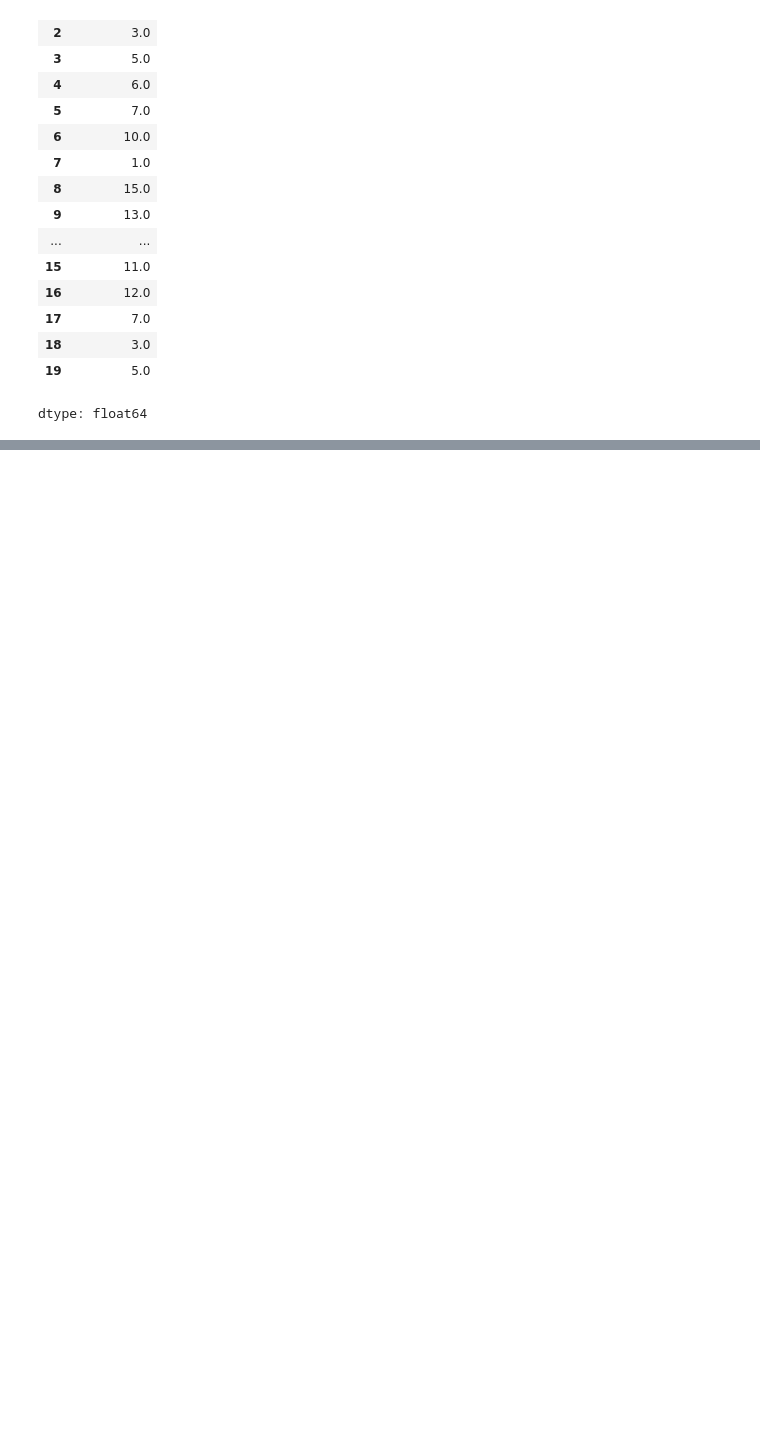
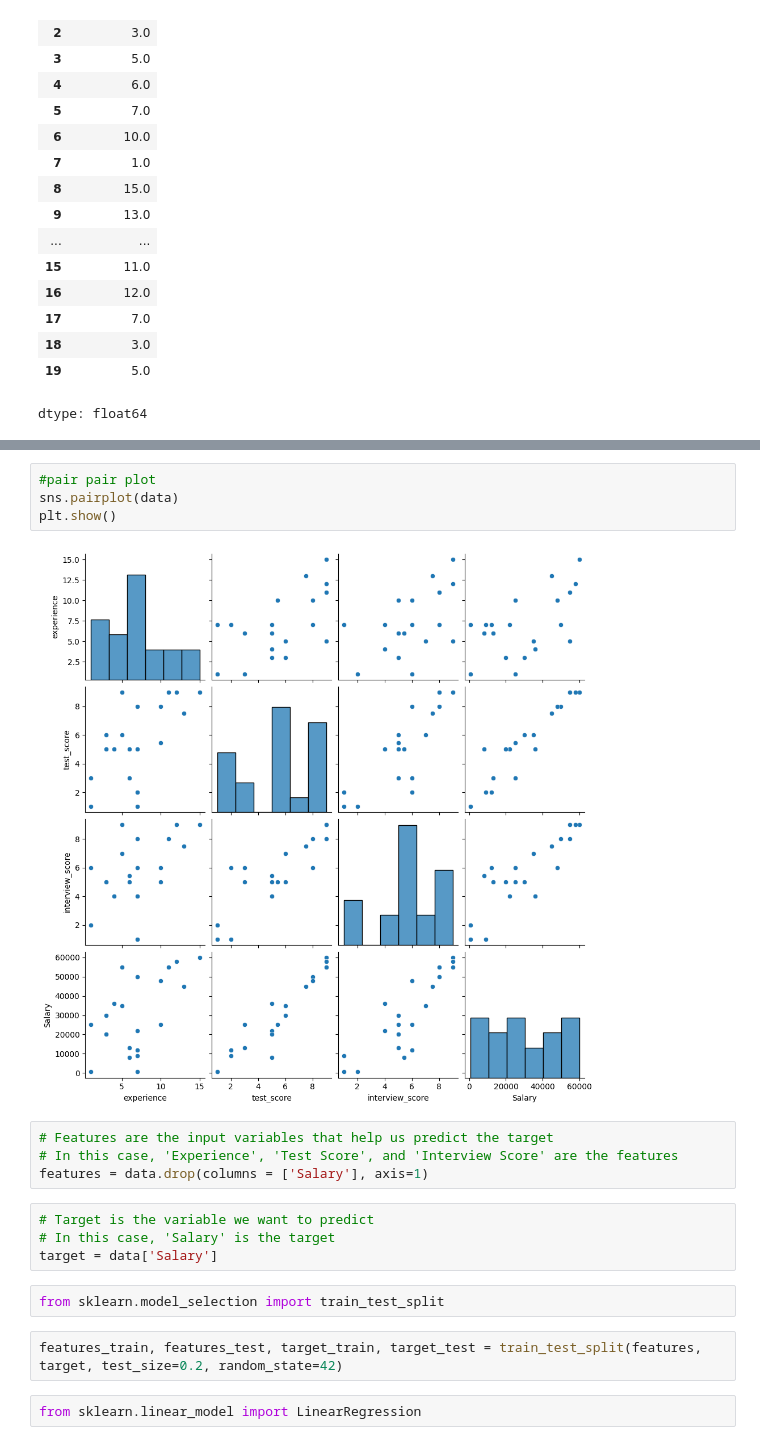
Before and after one commit to s4bih/machine-learning, a Jupyter notebook: gaji.ipynb, the cells around one changed output, grey strips where cells are left out. Saved outputs shown, nothing was run; the diff lists cells and outputs as text; blank space fills up the shorter version.

```diff
--- a/gaji.ipynb
+++ b/gaji.ipynb
@@ -129,0 +227,20 @@ dtype: float64
+# %%
+#pair pair plot
+sns.pairplot(data)
+plt.show()
+# %% [output]
+[figure, added]
+# %%
+# Features are the input variables that help us predict the target
+# In this case, 'Experience', 'Test Score', and 'Interview Score' are the features
+features = data.drop(columns = ['Salary'], axis=1)
+# %%
+# Target is the variable we want to predict
+# In this case, 'Salary' is the target
+target = data['Salary']
+# %%
+from sklearn.model_selection import train_test_split
+# %%
+features_train, features_test, target_train, target_test = train_test_split(features, target, test_size=0.2, random_state=42)
+# %%
+from sklearn.linear_model import LinearRegression
```
Also changed, not shown: parts of 13 cells of this notebook.
